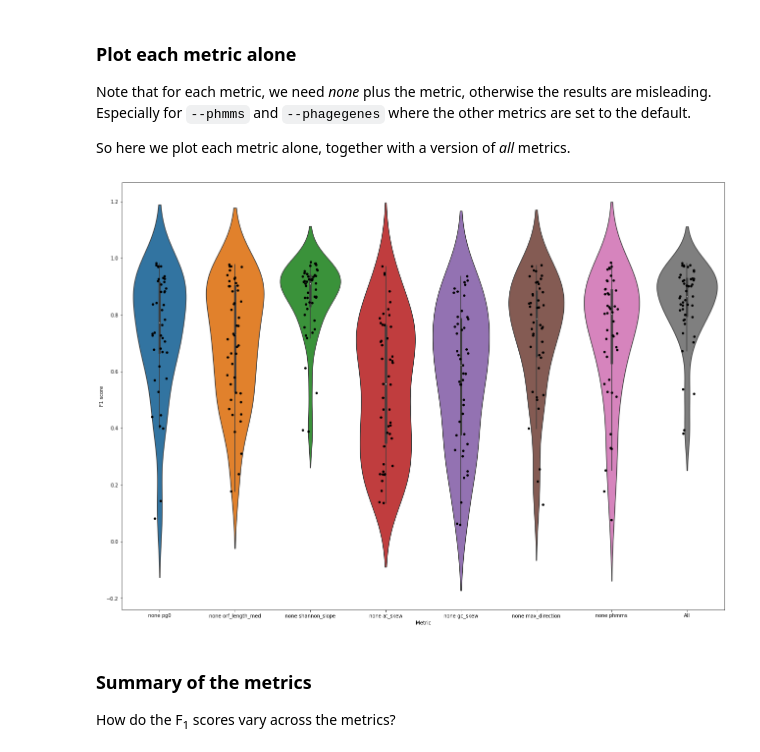
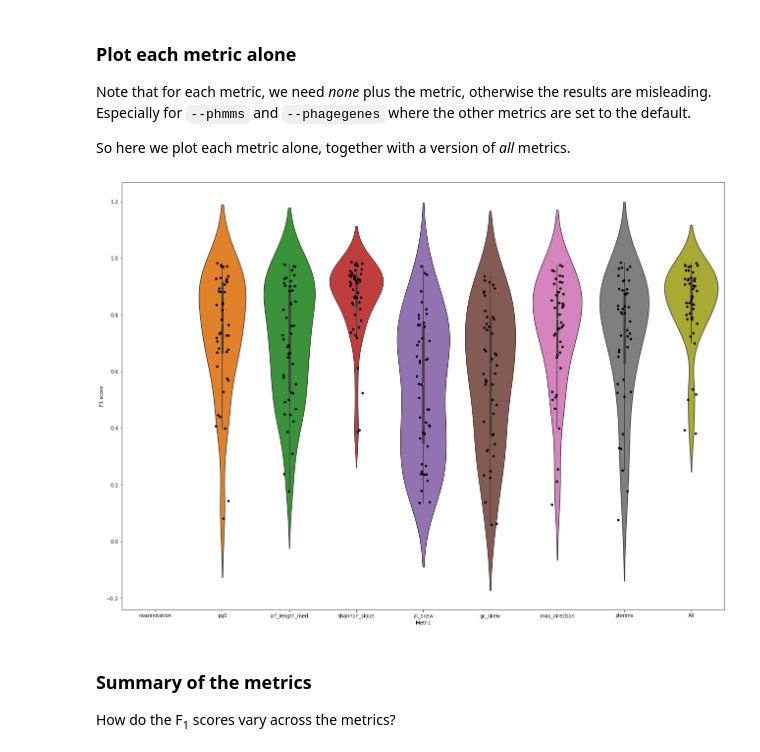
Before and after one commit to linsalrob/PhiSpy, a Jupyter notebook: jupyter_notebooks/metrics_vs_genomes.ipynb, the cells around one changed output. Saved outputs shown, nothing was run; the diff lists cells and outputs as text; code cells hidden in the pictures.

```diff
--- a/jupyter_notebooks/metrics_vs_genomes.ipynb
+++ b/jupyter_notebooks/metrics_vs_genomes.ipynb
@@ -117,20 +177,21 @@ Note that for each metric, we need _none_ plus the metric, otherwise the results
 
 So here we plot each metric alone, together with a version of _all_ metrics.
 # %%
-m_alone = measures[((measures['Metric'] >7) & (measures['Metric'] <15))
-                   | (measures['Metric'] == 254)
+m_alone = measures[((measures['Metric'] >8) & (measures['Metric'] <17))
+                   | (measures['Metric'] == 464)
                  ]
 fig, ax = plt.subplots(figsize=(22,16))
 
 labels = list(mdf.iloc[m_alone['Metric'].unique(),0])
 labels[-1] = "All"
+labels = [i.replace('none ', '') for i in labels]
 
 sns.violinplot(ax = ax, x="Metric", y="F1 score", data=m_alone, scale="count" )
 sns.stripplot(ax = ax,  x="Metric", y="F1 score", data=m_alone, jitter=True, color="Black")
 ax.set_xticklabels(labels)
 fig.savefig('metrics_alone.png')
 # %% [output]
-[figure, old version]
+[figure, new version]
 # %% [markdown]
 ### Summary of the metrics
 
```
Also changed, not shown: parts of 17 cells of this notebook.
